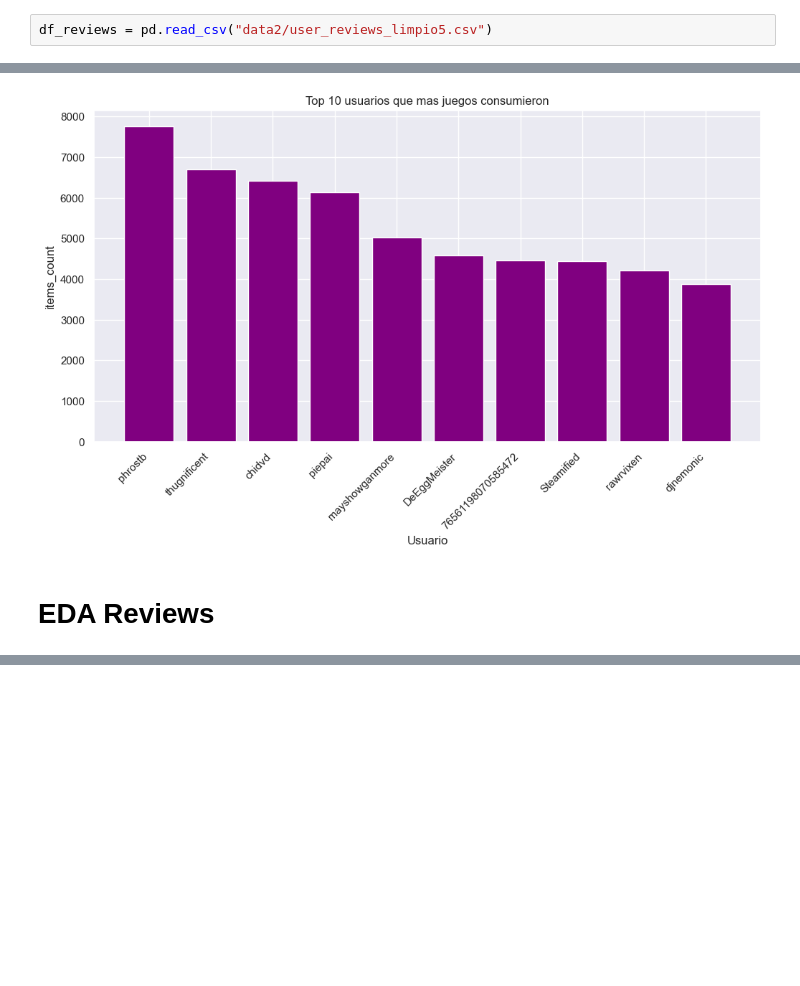
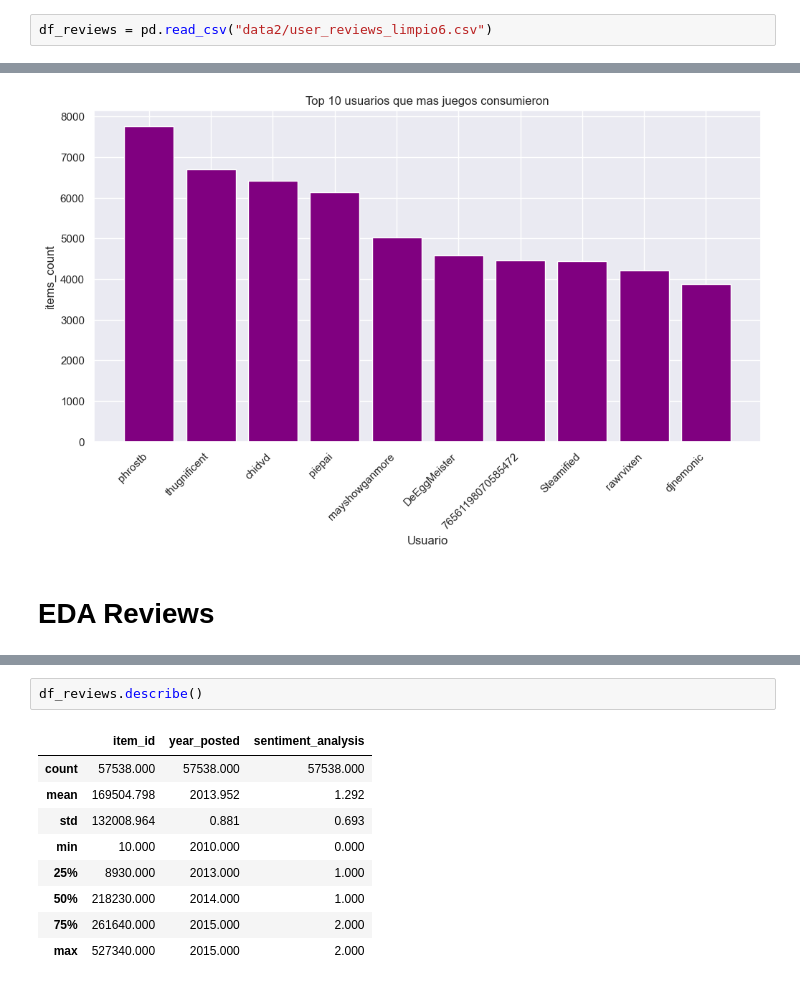
Before and after one commit to ASGuzman/PI_MLOps_Steam, a Jupyter notebook: 05_EDA.ipynb, the cells around one changed output, grey strips where cells are left out. Cells and saved outputs as stored; diff of their text form; blank space fills up the shorter version.

```diff
--- a/05_EDA.ipynb
+++ b/05_EDA.ipynb
@@ -16,7 +16,7 @@ warnings.filterwarnings("ignore")
 # %% [markdown]
 ### Extraccion de los datos a partir de los archivos csv
 # %%
-df_reviews = pd.read_csv("data2/user_reviews_limpio5.csv")
+df_reviews = pd.read_csv("data2/user_reviews_limpio6.csv")
 # %%
 df_items = pd.read_csv("data2/user_items_limpio.csv")
 # %%
@@ -459,0 +489,12 @@ plt.show()
+# %%
+df_reviews.describe()
+# %% [output]
+|  | item_id | year_posted | sentiment_analysis |
+| count | 57538.000 | 57538.000 | 57538.000 |
+| mean | 169504.798 | 2013.952 | 1.292 |
+| std | 132008.964 | 0.881 | 0.693 |
+| min | 10.000 | 2010.000 | 0.000 |
+| 25% | 8930.000 | 2013.000 | 1.000 |
+| 50% | 218230.000 | 2014.000 | 1.000 |
+| 75% | 261640.000 | 2015.000 | 2.000 |
+| max | 527340.000 | 2015.000 | 2.000 |
```
Also changed, not shown: parts of 4 cells of this notebook.
